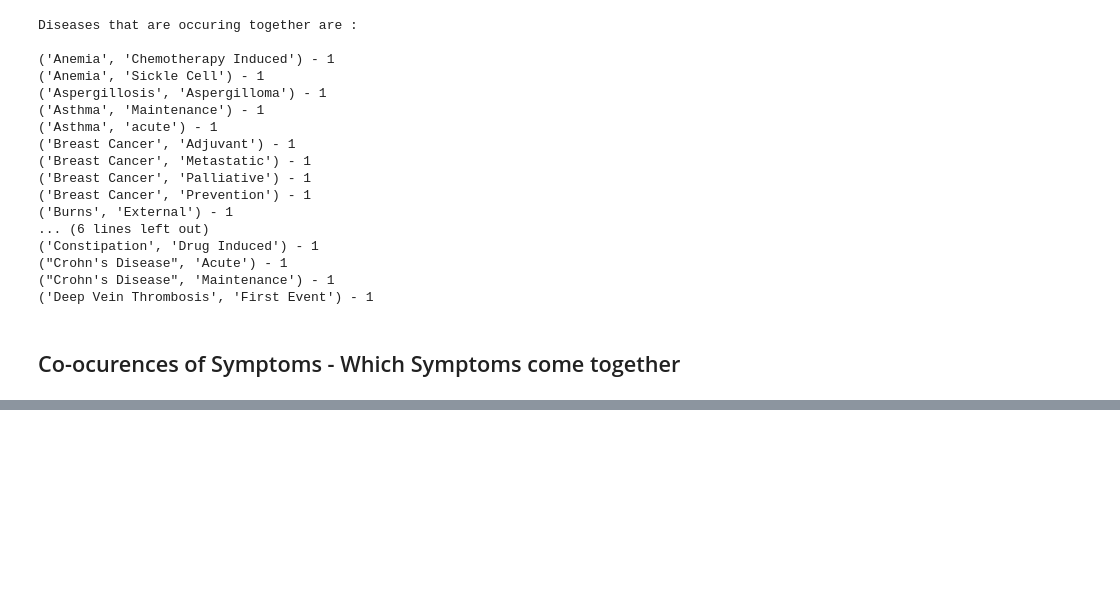
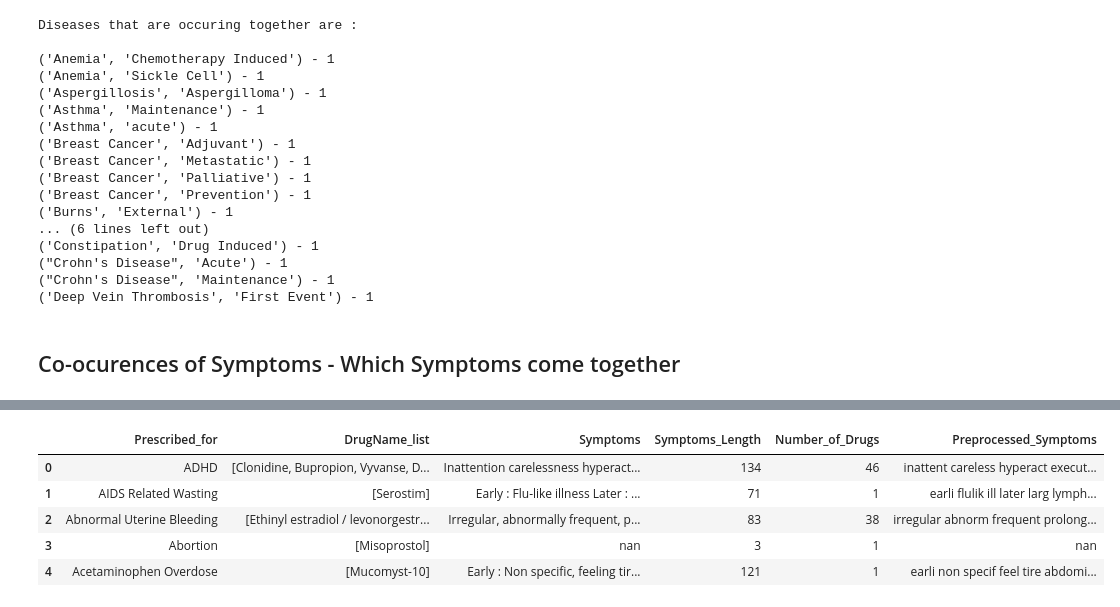
Before and after one commit to shobanasiranjeevilu/Healthcare_LLM, a Jupyter notebook: datacollection/data_processing.ipynb, the cells around one changed output, grey strips where cells are left out. Saved outputs shown, nothing was run; the diff lists cells and outputs as text; code cells hidden in the pictures; blank space fills up the shorter version.

```diff
--- a/datacollection/data_processing.ipynb
+++ b/datacollection/data_processing.ipynb
@@ -178,0 +255,9 @@ plt.show()
+# %%
+final_df.head()
+# %% [output]
+|  | Prescribed_for | DrugName_list | Symptoms | Symptoms_Length | Number_of_Drugs | Preprocessed_Symptoms |
+| 0 | ADHD | [Clonidine, Bupropion, Vyvanse, D... | Inattention carelessness hyperact... | 134 | 46 | inattent careless hyperact execut... |
+| 1 | AIDS Related Wasting | [Serostim] | Early : Flu-like illness Later : ... | 71 | 1 | earli flulik ill later larg lymph... |
+| 2 | Abnormal Uterine Bleeding | [Ethinyl estradiol / levonorgestr... | Irregular, abnormally frequent, p... | 83 | 38 | irregular abnorm frequent prolong... |
+| 3 | Abortion | [Misoprostol] | nan | 3 | 1 | nan |
+| 4 | Acetaminophen Overdose | [Mucomyst-10] | Early : Non specific, feeling tir... | 121 | 1 | earli non specif feel tire abdomi... |
```
Also changed, not shown: parts of 18 cells of this notebook.
